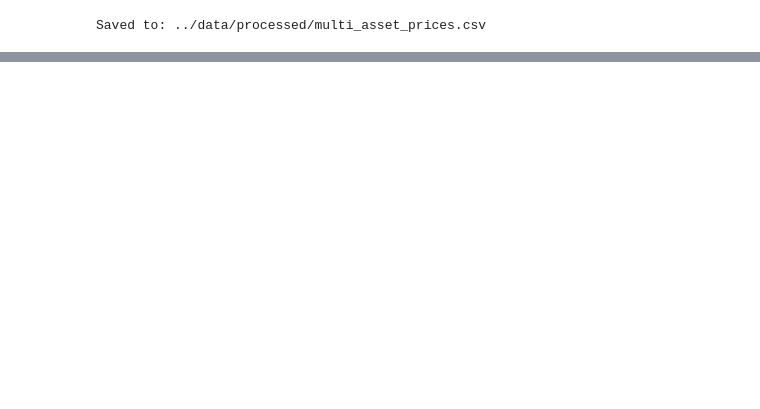
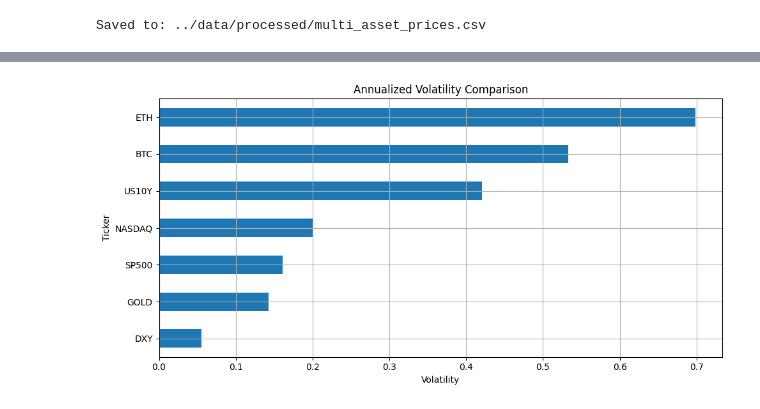
Before and after one commit to rkaban-personal/crypto-macro-correlation-analysis, a Jupyter notebook: notebooks/01_data_collection.ipynb, the cells around one changed output, grey strips where cells are left out. Saved outputs shown, nothing was run; the diff lists cells and outputs as text; code cells hidden in the pictures; blank space fills up the shorter version.

```diff
--- a/notebooks/01_data_collection.ipynb
+++ b/notebooks/01_data_collection.ipynb
@@ -123,0 +175,4 @@ check_df.head()
+# %%
+returns = close_prices_clean.pct_change().dropna()
+
+returns.head()
@@ -123,0 +201,4 @@ check_df.head()
+# %%
+annualized_volatility = returns.std() * np.sqrt(252)
+
+annualized_volatility.sort_values(ascending=False)
@@ -123,0 +215,14 @@ check_df.head()
+# %%
+annualized_volatility.sort_values().plot(
+    kind="barh",
+    figsize=(10, 5)
+)
+
+plt.title("Annualized Volatility Comparison")
+plt.xlabel("Volatility")
+plt.grid(True)
+
+plt.tight_layout()
+plt.show()
+# %% [output]
+[figure, added]
```
Also changed, not shown: parts of 10 cells of this notebook, 1 other file.
